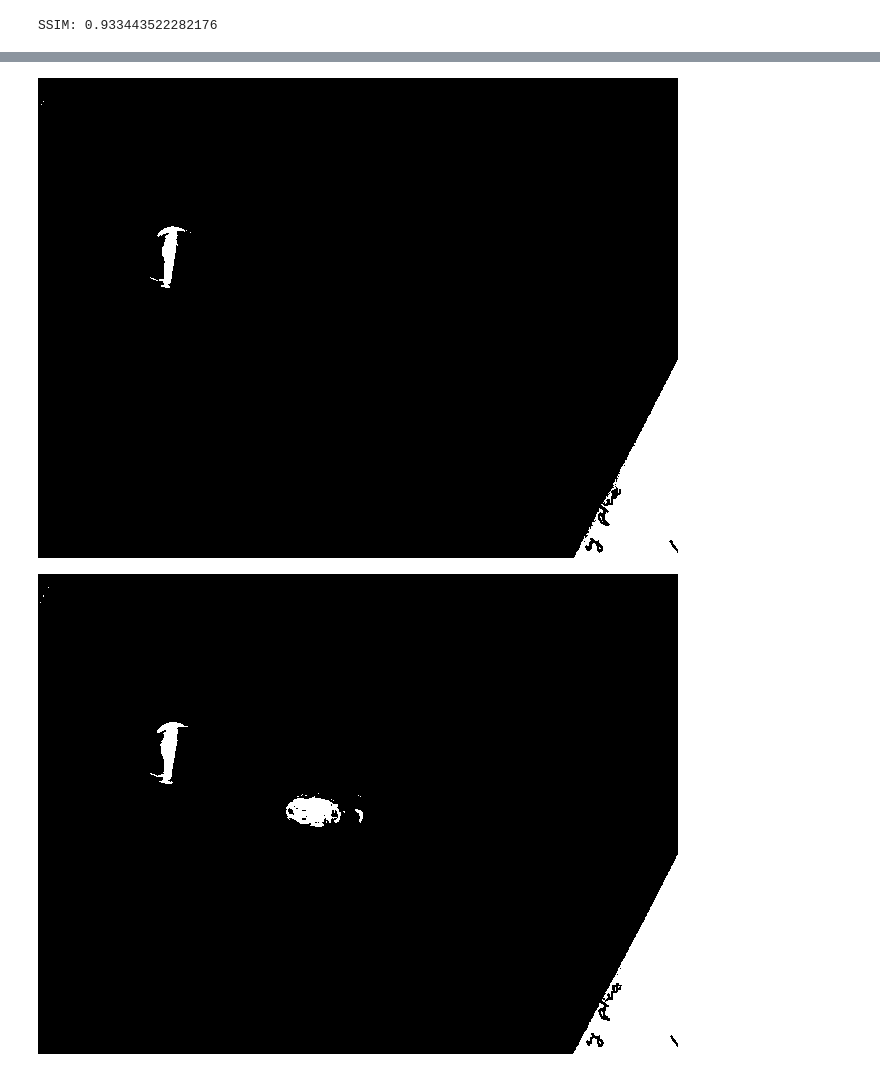
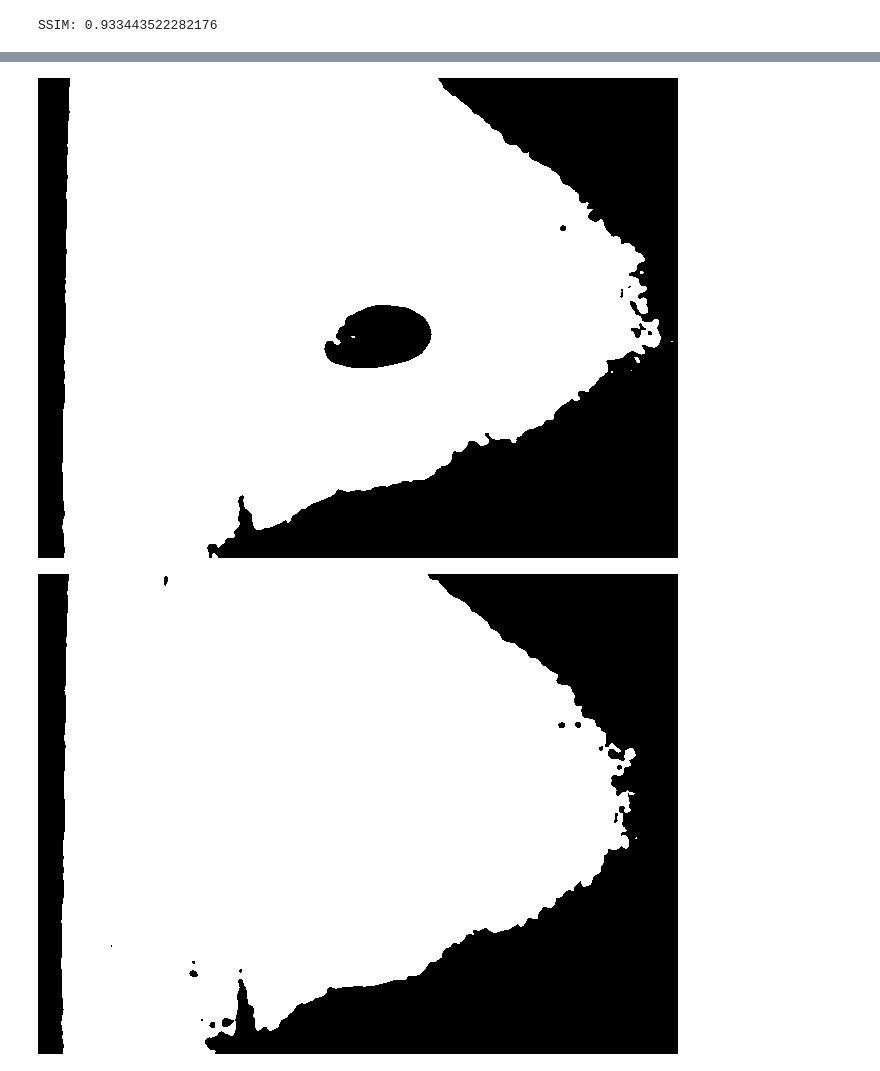
Before and after one commit to compnaion/Test, a Jupyter notebook: Find the Difference.ipynb, the cells around one changed output, grey strips where cells are left out. Cells and saved outputs as stored; diff of their text form; code cells hidden in the pictures.

```diff
--- a/Find the Difference.ipynb
+++ b/Find the Difference.ipynb
@@ -29,12 +33,12 @@ thresh2 = cv2.threshold(grayB, 0, 255,
 # %%
-ret, thresh4 = cv2.threshold(grayA,180,255,cv2.THRESH_BINARY)
+ret, thresh4 = cv2.threshold(cv2.GaussianBlur(grayA,(13,13),0),130,255,cv2.THRESH_BINARY)
 cv2_imshow(thresh4)
 
-ret, thresh3 = cv2.threshold(grayB,180,255,cv2.THRESH_BINARY)
+ret, thresh3 = cv2.threshold(cv2.GaussianBlur(grayB,(13,13),0),130,255,cv2.THRESH_BINARY)
 cv2_imshow(thresh3)
 # %% [output]
-[figure, old version]
+[figure, new version]
-[figure, old version]
+[figure, new version]
 # %%
 cv2_imshow(thresh3-thresh4)
 # %% [output]
```
Also changed, not shown: parts of 2 cells of this notebook.
